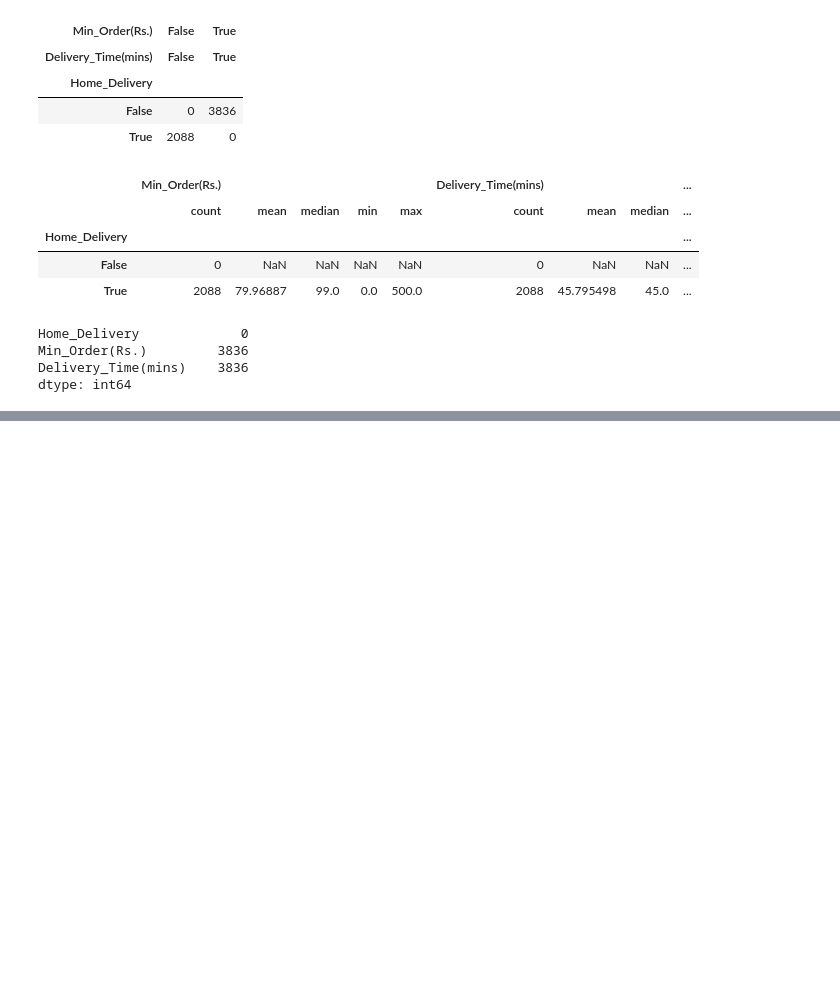
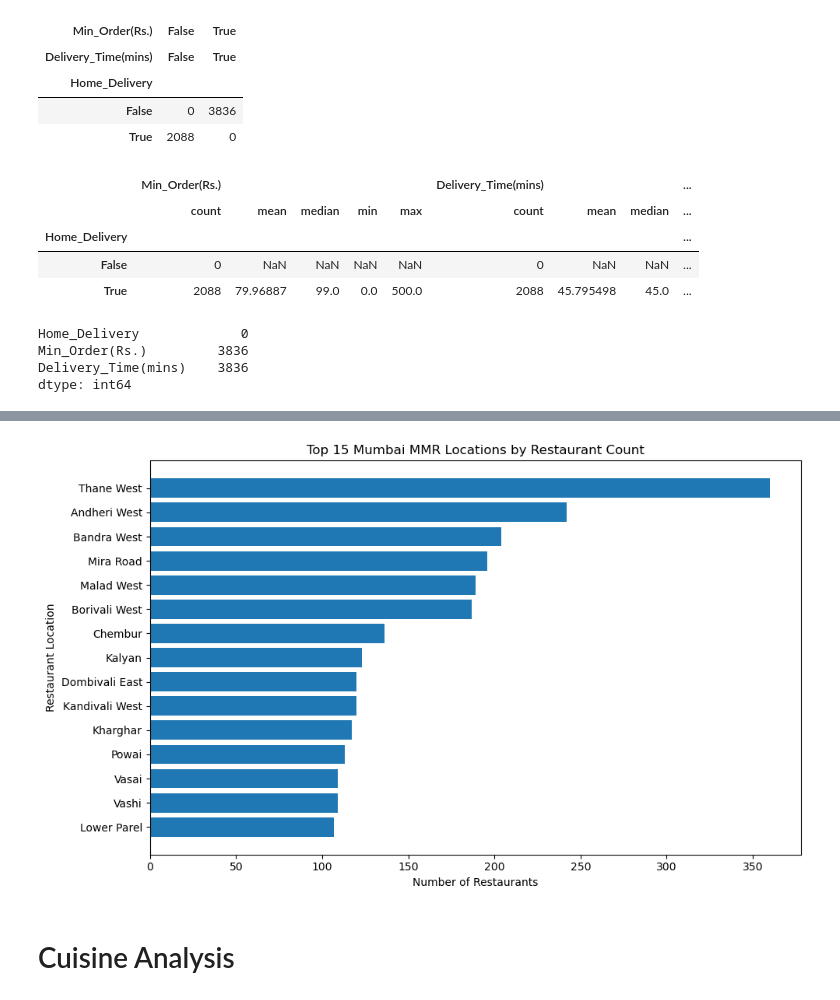
Before and after one commit to devika0624/mumbai-mmr-restaurant-market-intelligence, a Jupyter notebook: notebooks/02_mumbai_dataset_audit.ipynb, the cells around one changed output, grey strips where cells are left out. Drawn from its saved outputs; the diff is of its cells as text; code cells hidden in the pictures; blank space fills up the shorter version.

Commit message:
Complete dataset audit and exploratory analysis

```diff
--- a/notebooks/02_mumbai_dataset_audit.ipynb
+++ b/notebooks/02_mumbai_dataset_audit.ipynb
@@ -351,3 +351,13 @@ dtype: int64
 # %%
 df_clean["Min_Order_Applicable"] = df_clean["Home_Delivery"]
 df_clean["Delivery_Time_Applicable"] = df_clean["Home_Delivery"]
+# %%
+location_summary = (
+    df_clean["Restaurant_Location"]
+    .value_counts()
+    .reset_index()
+)
+
+location_summary.columns = ["Restaurant_Location", "Restaurant_Count"]
+
+location_summary.head(20)
@@ -353,0 +382,22 @@ df_clean["Delivery_Time_Applicable"] = df_clean["Home_Delivery"]
+# %%
+import matplotlib.pyplot as plt
+
+top_locations = location_summary.head(15)
+
+plt.figure(figsize=(10, 6))
+
+plt.barh(
+    top_locations["Restaurant_Location"][::-1],
+    top_locations["Restaurant_Count"][::-1]
+)
+
+plt.xlabel("Number of Restaurants")
+plt.ylabel("Restaurant Location")
+plt.title("Top 15 Mumbai MMR Locations by Restaurant Count")
+
+plt.tight_layout()
+plt.show()
+# %% [output]
+[figure, added]
+# %% [markdown]
+# Cuisine Analysis
```
Also changed, not shown: parts of 58 cells of this notebook.
